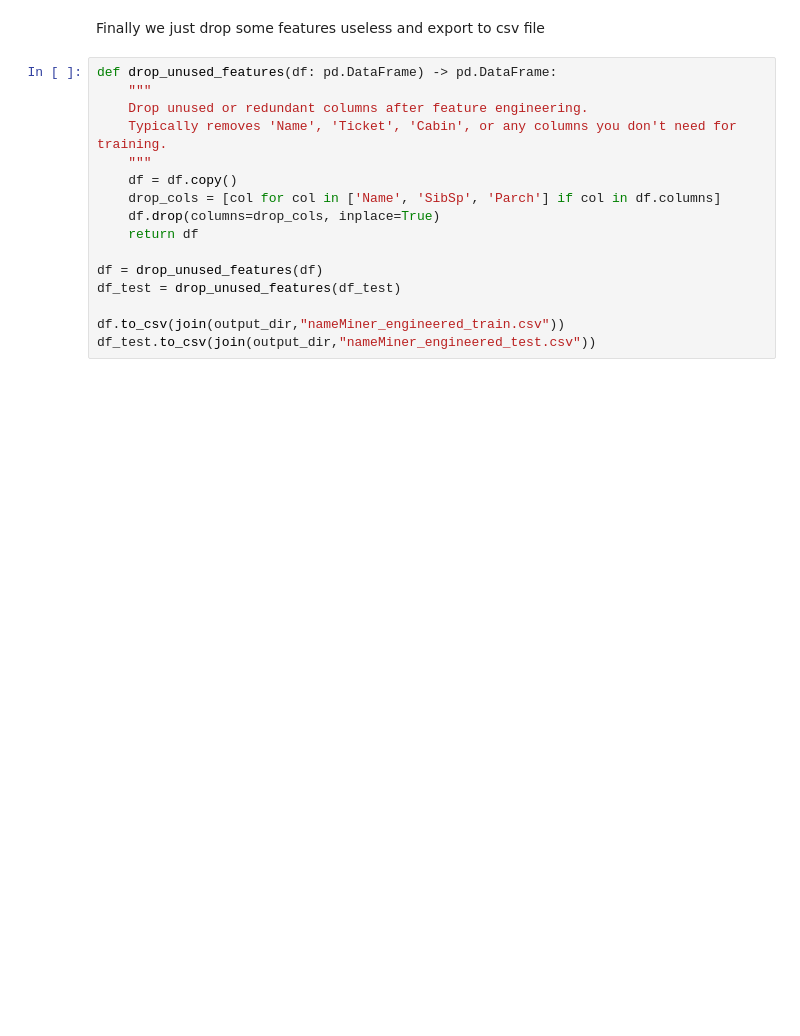
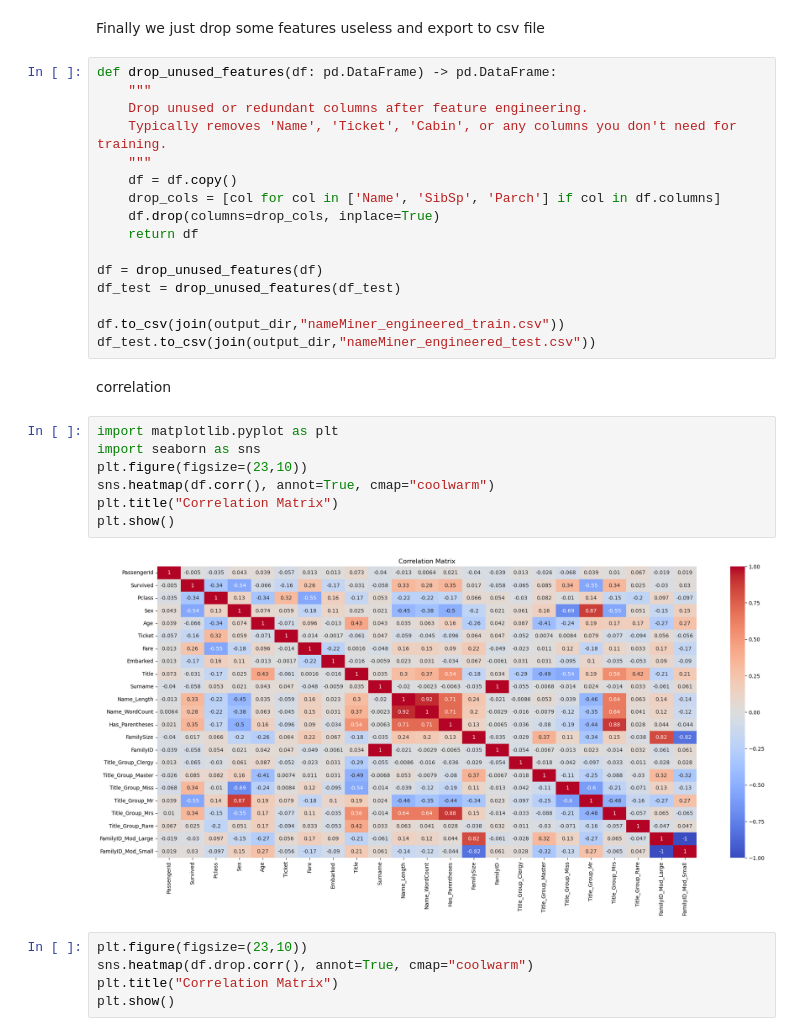
Before and after one commit to NguyenToanThang-kotaru/MachineLearningBasic_teamPJ, a Jupyter notebook: titanic/notebook/feature_engineering/FE_nameMiner.ipynb, the cells around one changed output. Cells and saved outputs as stored; diff of their text form; blank space fills up the shorter version.

Commit message:
correlation - nameMine

```diff
--- a/titanic/notebook/feature_engineering/FE_nameMiner.ipynb
+++ b/titanic/notebook/feature_engineering/FE_nameMiner.ipynb
@@ -166,3 +166,19 @@ df_test = drop_unused_features(df_test)
 
 df.to_csv(join(output_dir,"nameMiner_engineered_train.csv"))
 df_test.to_csv(join(output_dir,"nameMiner_engineered_test.csv"))
+# %% [markdown]
+correlation
+# %%
+import matplotlib.pyplot as plt
+import seaborn as sns
+plt.figure(figsize=(23,10))
+sns.heatmap(df.corr(), annot=True, cmap="coolwarm")
+plt.title("Correlation Matrix")
+plt.show()
+# %% [output]
+[figure, added]
+# %%
+plt.figure(figsize=(23,10))
+sns.heatmap(df.drop.corr(), annot=True, cmap="coolwarm")
+plt.title("Correlation Matrix")
+plt.show()
```
